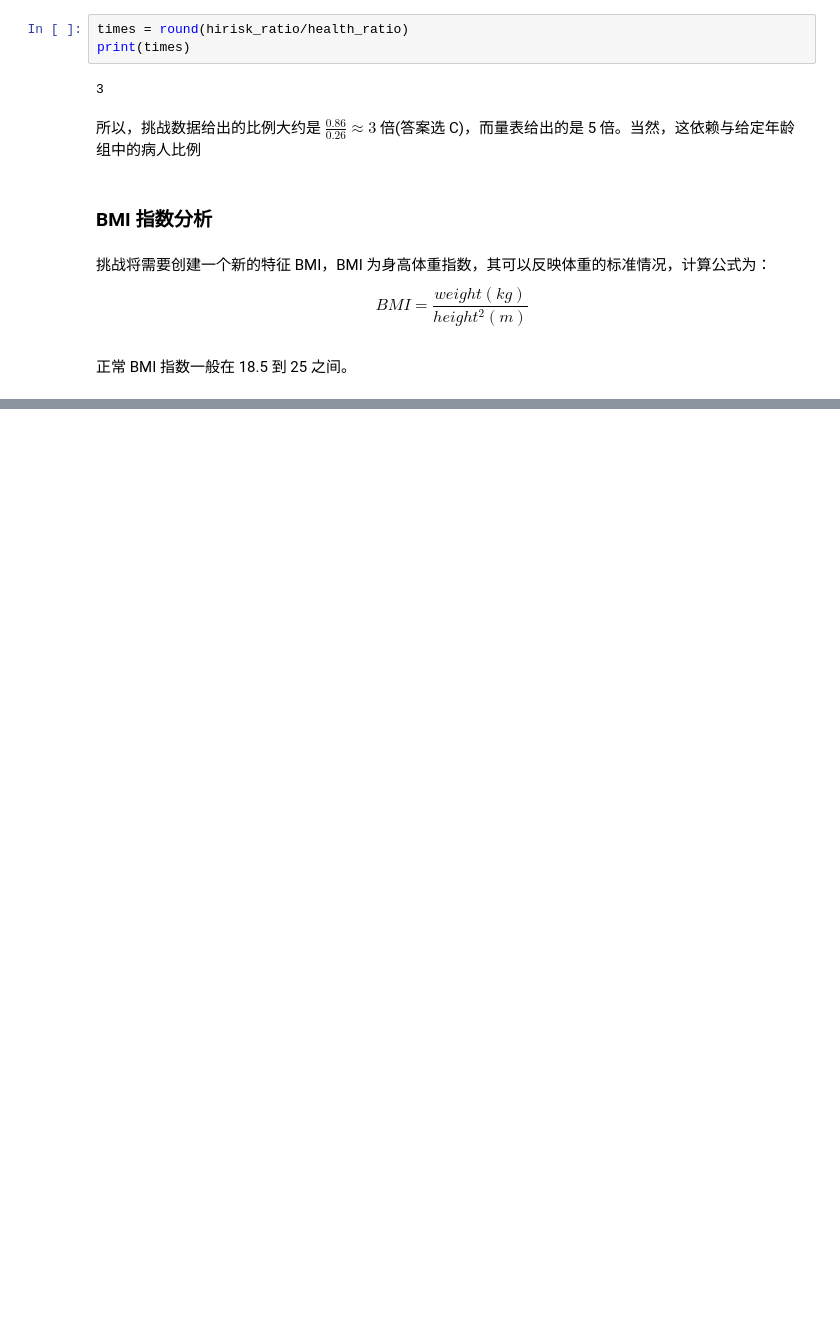
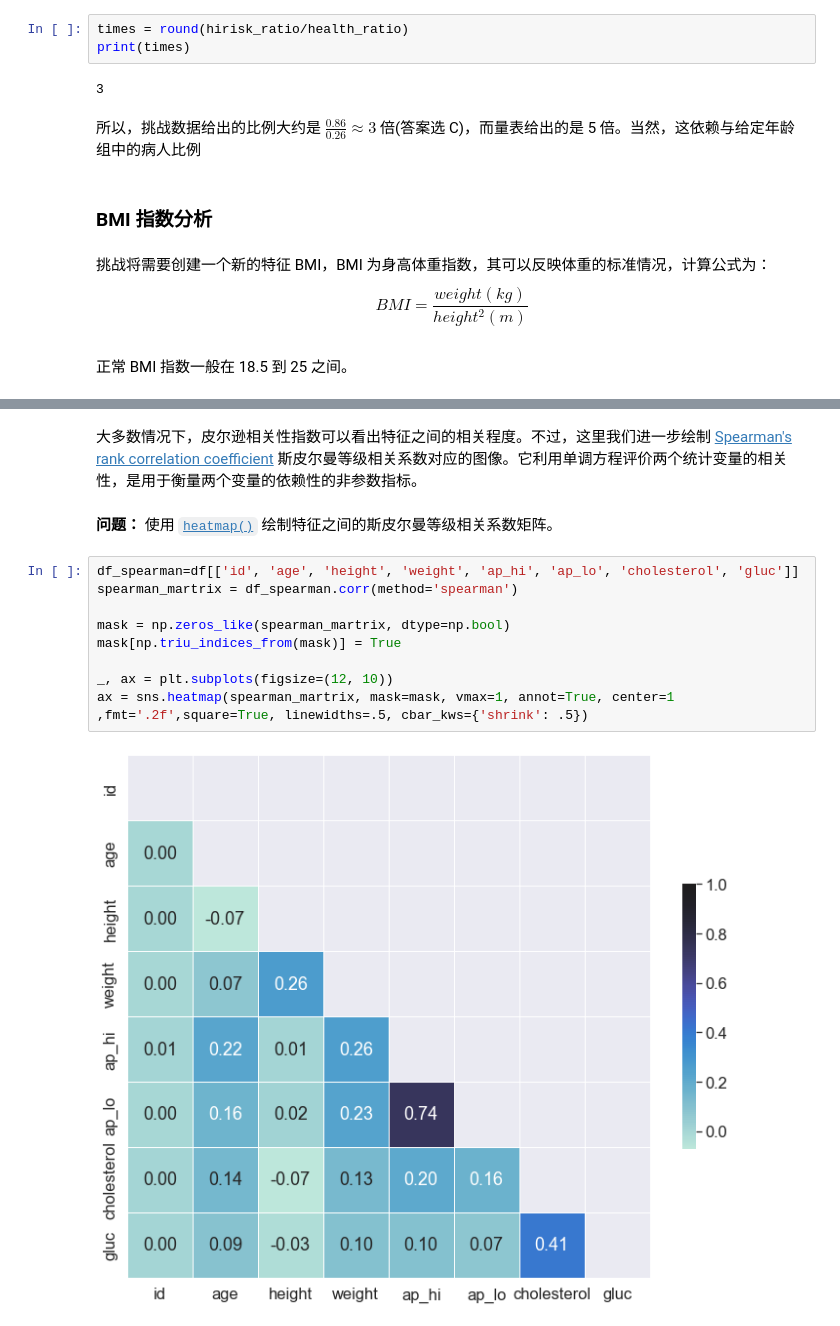
Before and after one commit to KingsleyCheng2021/Python, a Jupyter notebook: ML基础课/心血管疾病数据探索分析.ipynb, the cells around one changed output, grey strips where cells are left out. Drawn from its saved outputs; the diff is of its cells as text; blank space fills up the shorter version.

```diff
--- a/ML基础课/心血管疾病数据探索分析.ipynb
+++ b/ML基础课/心血管疾病数据探索分析.ipynb
@@ -214,0 +328,15 @@ $$BMI = \frac{weight (kg)}{height^2 (m)}$$
+# %% [markdown]
+大多数情况下，皮尔逊相关性指数可以看出特征之间的相关程度。不过，这里我们进一步绘制 [Spearman's rank correlation coefficient](https://en.wikipedia.org/wiki/Spearman%27s_rank_correlation_coefficient) 斯皮尔曼等级相关系数对应的图像。它利用单调方程评价两个统计变量的相关性，是用于衡量两个变量的依赖性的非参数指标。
+# %% [markdown]
+**问题：** 使用 [`heatmap()`](http://seaborn.pydata.org/generated/seaborn.heatmap.html) 绘制特征之间的斯皮尔曼等级相关系数矩阵。
+# %%
+df_spearman=df[['id', 'age', 'height', 'weight', 'ap_hi', 'ap_lo', 'cholesterol', 'gluc']]
+spearman_martrix = df_spearman.corr(method='spearman')
+
+mask = np.zeros_like(spearman_martrix, dtype=np.bool)
+mask[np.triu_indices_from(mask)] = True
+
+_, ax = plt.subplots(figsize=(12, 10))
+ax = sns.heatmap(spearman_martrix, mask=mask, vmax=1, annot=True, center=1 ,fmt='.2f',square=True, linewidths=.5, cbar_kws={'shrink': .5})
+# %% [output]
+[figure, added]
```
Also changed, not shown: parts of 39 cells of this notebook, 7 other files.
